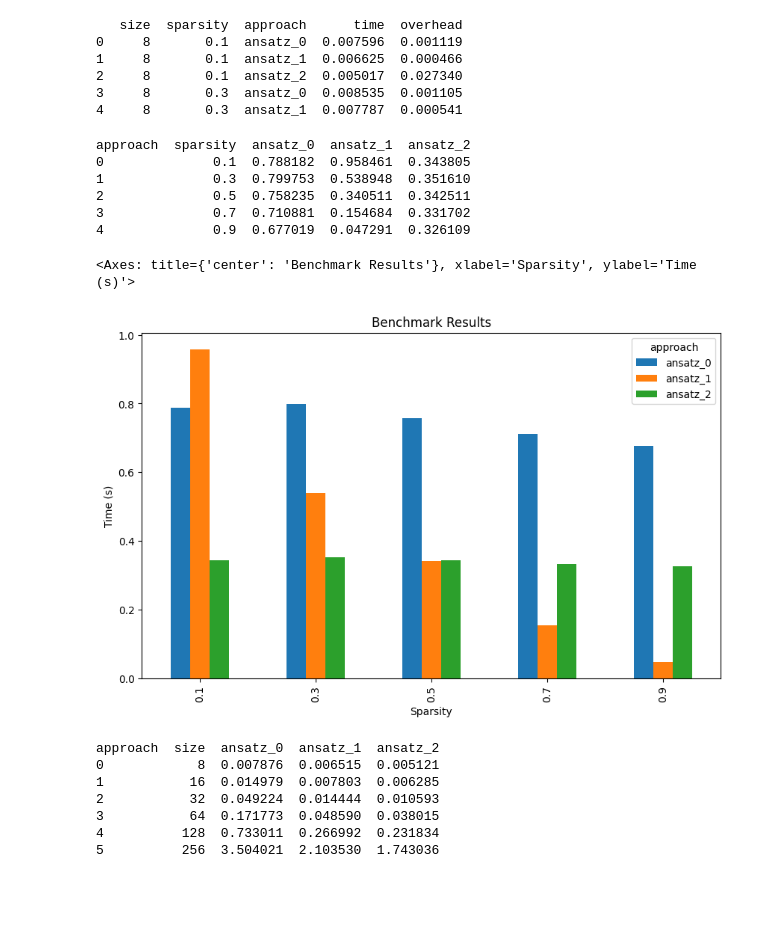
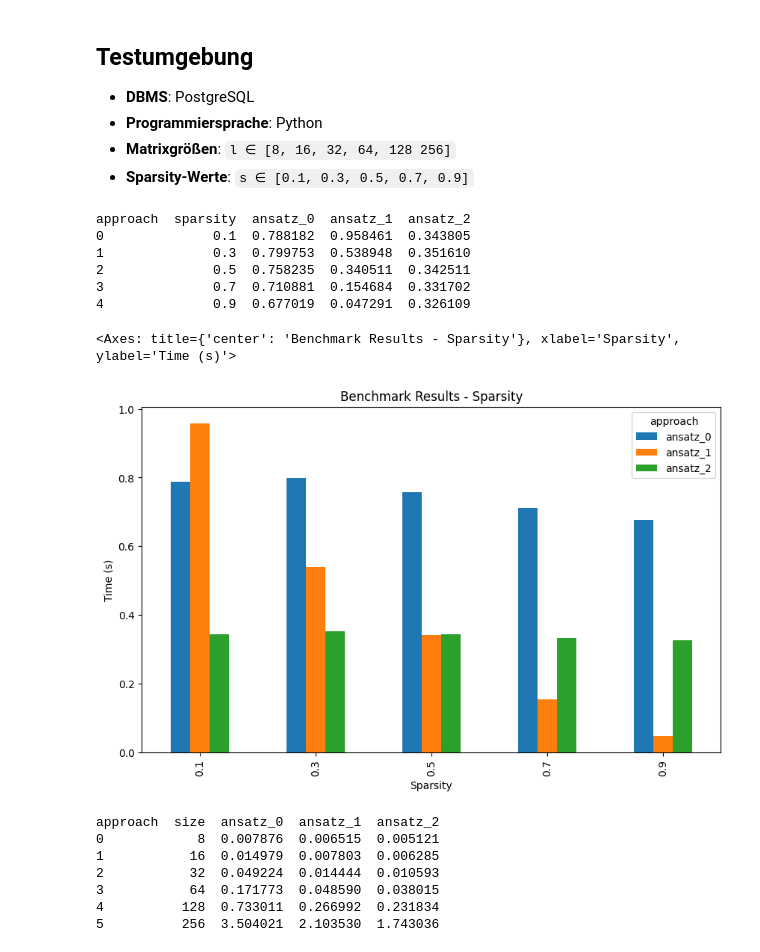
Before and after one commit to litoj/DBnonRelational, a Jupyter notebook: HW2/Gruppe14.ipynb, the cells around one changed output. Cells and saved outputs as stored; diff of their text form; code cells hidden in the pictures; blank space fills up the shorter version.

```diff
--- a/HW2/plot.ipynb
+++ b/HW2/Gruppe14.ipynb
@@ -1,18 +1,17 @@
+# %% [markdown]
+## Testumgebung
+- **DBMS**: PostgreSQL
+- **Programmiersprache**: Python
+- **Matrixgrößen**: `l ∈ [8, 16, 32, 64, 128 256]`
+- **Sparsity-Werte**: `s ∈ [0.1, 0.3, 0.5, 0.7, 0.9]`
 # %%
+#jupyter nbconvert --to html --no-input /home/kiwi/DJR/DBnonRelational/HW2/Gruppe14.ipynb
 import matplotlib.pyplot as plt
 import pandas as pd
 import numpy as np
 
 # load csv file
 data = pd.read_csv("./benchmark_results.csv")
-print(data.head())
-# %% [output]
-   size  sparsity  approach      time  overhead
-0     8       0.1  ansatz_0  0.007596  0.001119
-1     8       0.1  ansatz_1  0.006625  0.000466
-2     8       0.1  ansatz_2  0.005017  0.027340
-3     8       0.3  ansatz_0  0.008535  0.001105
-4     8       0.3  ansatz_1  0.007787  0.000541
 # %%
 
 # Create a pivot table sparsity
@@ -32,19 +31,18 @@ approach  sparsity  ansatz_0  ansatz_1  ansatz_2
 3              0.7  0.710881  0.154684  0.331702
 4              0.9  0.677019  0.047291  0.326109
 # %%
-# Create a bar plot
 fig, ax = plt.subplots(figsize=(10, 6))
 pivot_df.plot(
     x="sparsity",
     kind="bar",
     ax=ax,
-    title="Benchmark Results",
+    title="Benchmark Results - Sparsity",
     xlabel="Sparsity",
     ylabel="Time (s)",
 )
 # %% [output]
-<Axes: title={'center': 'Benchmark Results'}, xlabel='Sparsity', ylabel='Time (s)'>
+<Axes: title={'center': 'Benchmark Results - Sparsity'}, xlabel='Sparsity', ylabel='Time (s)'>
-[figure, old version]
+[figure, new version]
 # %%
 # create pivot table size
 pivot_df = data.pivot_table(
```
Also changed, not shown: parts of 3 cells of this notebook.
